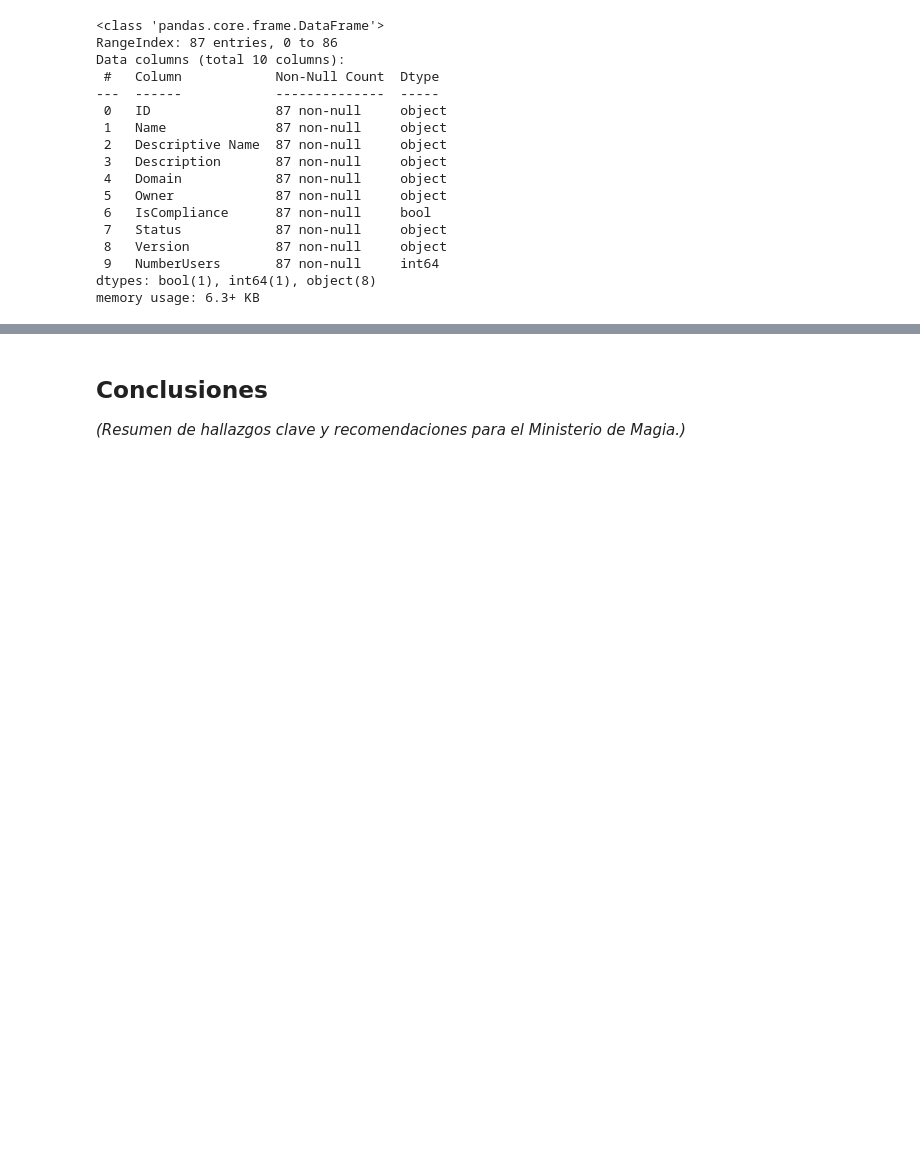
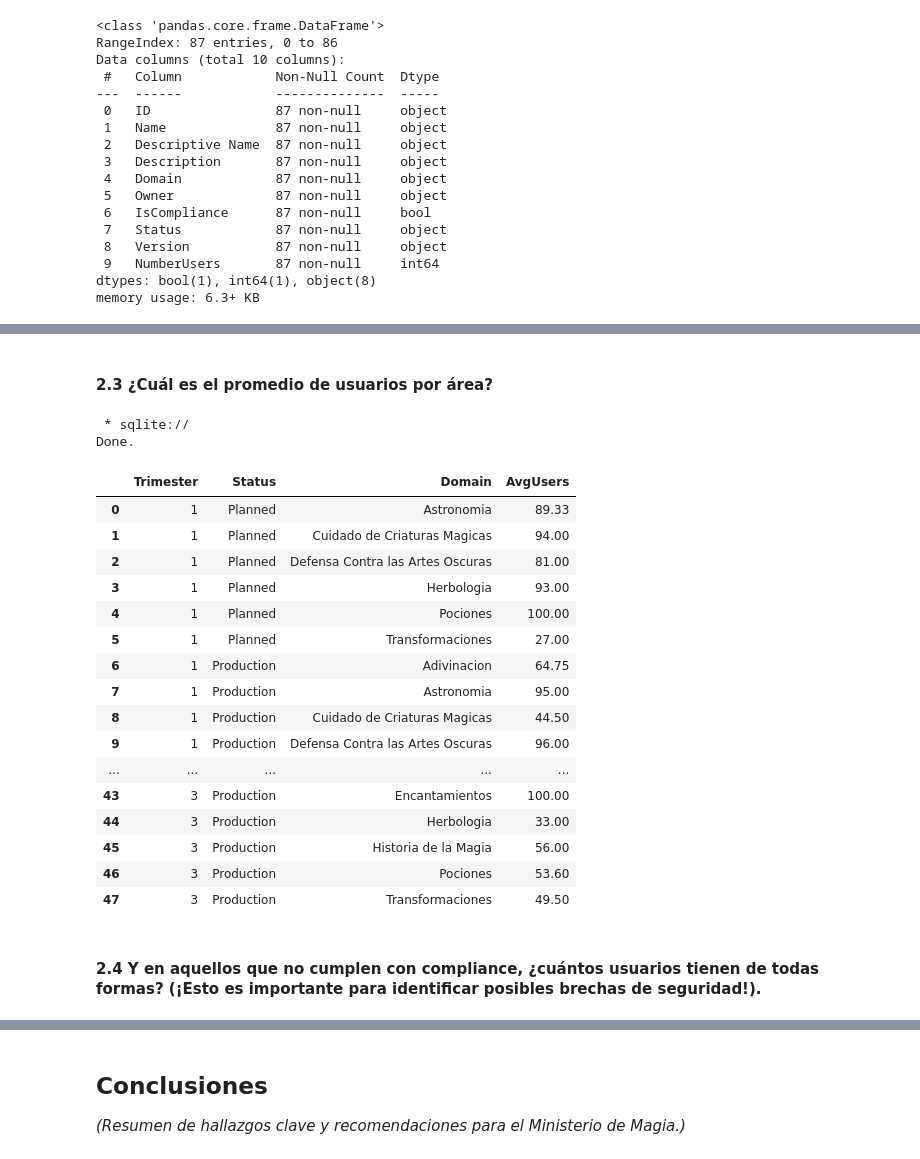
Before and after one commit to tvarmar/PEIA_P1_Hogwarts_DataProducts, a Jupyter notebook: TaniaEvoraVargasMartinez-ProgramacionEntornosIA-Python.ipynb, the cells around one changed output, grey strips where cells are left out. Drawn from its saved outputs; the diff is of its cells as text; code cells hidden in the pictures; blank space fills up the shorter version.

```diff
--- a/TaniaEvoraVargasMartinez-ProgramacionEntornosIA-Python.ipynb
+++ b/TaniaEvoraVargasMartinez-ProgramacionEntornosIA-Python.ipynb
@@ -182,0 +340,35 @@ import seaborn as sns
+# %% [markdown]
+#### 2.3 ¿Cuál es el promedio de usuarios por área?
+# %%
+query = """
+  SELECT Trimester, Status, Domain,
+         ROUND(AVG(NumberUsers), 2) AS AvgUsers
+  FROM trimestres_2024
+  WHERE Status IN ('Planned', 'Production')
+  GROUP BY Trimester, Status, Domain;
+"""
+result_23 = %sql {query}
+result_23_df = result_23.DataFrame()
+result_23_df
+# %% [output]
+ * sqlite://
+Done.
+|  | Trimester | Status | Domain | AvgUsers |
+| 0 | 1 | Planned | Astronomia | 89.33 |
+| 1 | 1 | Planned | Cuidado de Criaturas Magicas | 94.00 |
+| 2 | 1 | Planned | Defensa Contra las Artes Oscuras | 81.00 |
+| 3 | 1 | Planned | Herbologia | 93.00 |
+| 4 | 1 | Planned | Pociones | 100.00 |
+| 5 | 1 | Planned | Transformaciones | 27.00 |
+| 6 | 1 | Production | Adivinacion | 64.75 |
+| 7 | 1 | Production | Astronomia | 95.00 |
+| 8 | 1 | Production | Cuidado de Criaturas Magicas | 44.50 |
+| 9 | 1 | Production | Defensa Contra las Artes Oscuras | 96.00 |
+| ... | ... | ... | ... | ... |
+| 43 | 3 | Production | Encantamientos | 100.00 |
+| 44 | 3 | Production | Herbologia | 33.00 |
+| 45 | 3 | Production | Historia de la Magia | 56.00 |
+| 46 | 3 | Production | Pociones | 53.60 |
+| 47 | 3 | Production | Transformaciones | 49.50 |
+# %% [markdown]
+#### 2.4  Y en aquellos que no cumplen con compliance, ¿cuántos usuarios tienen de todas formas? (¡Esto es importante para identificar posibles brechas de seguridad!).
```
Also changed, not shown: parts of 30 cells of this notebook.
